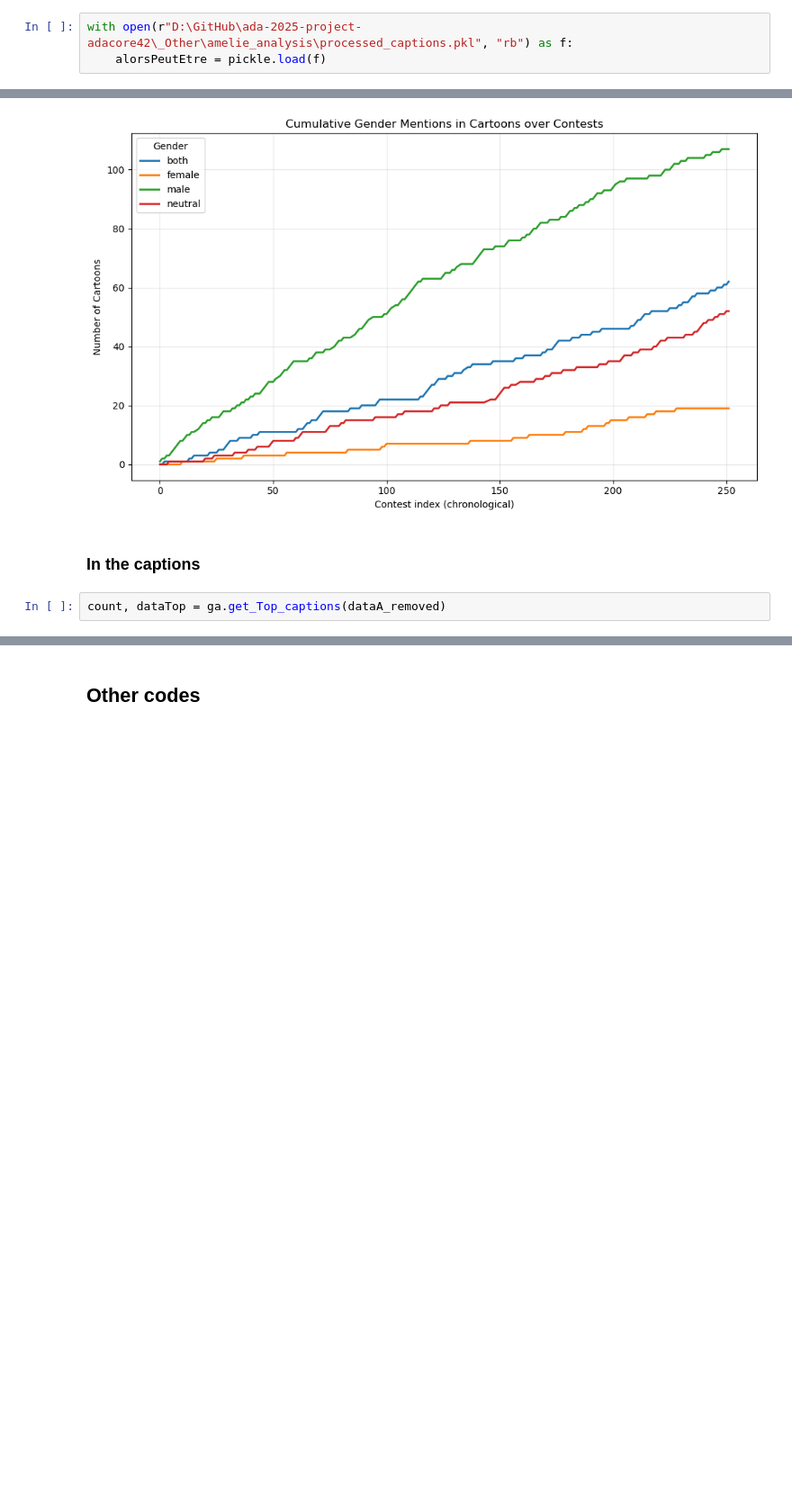
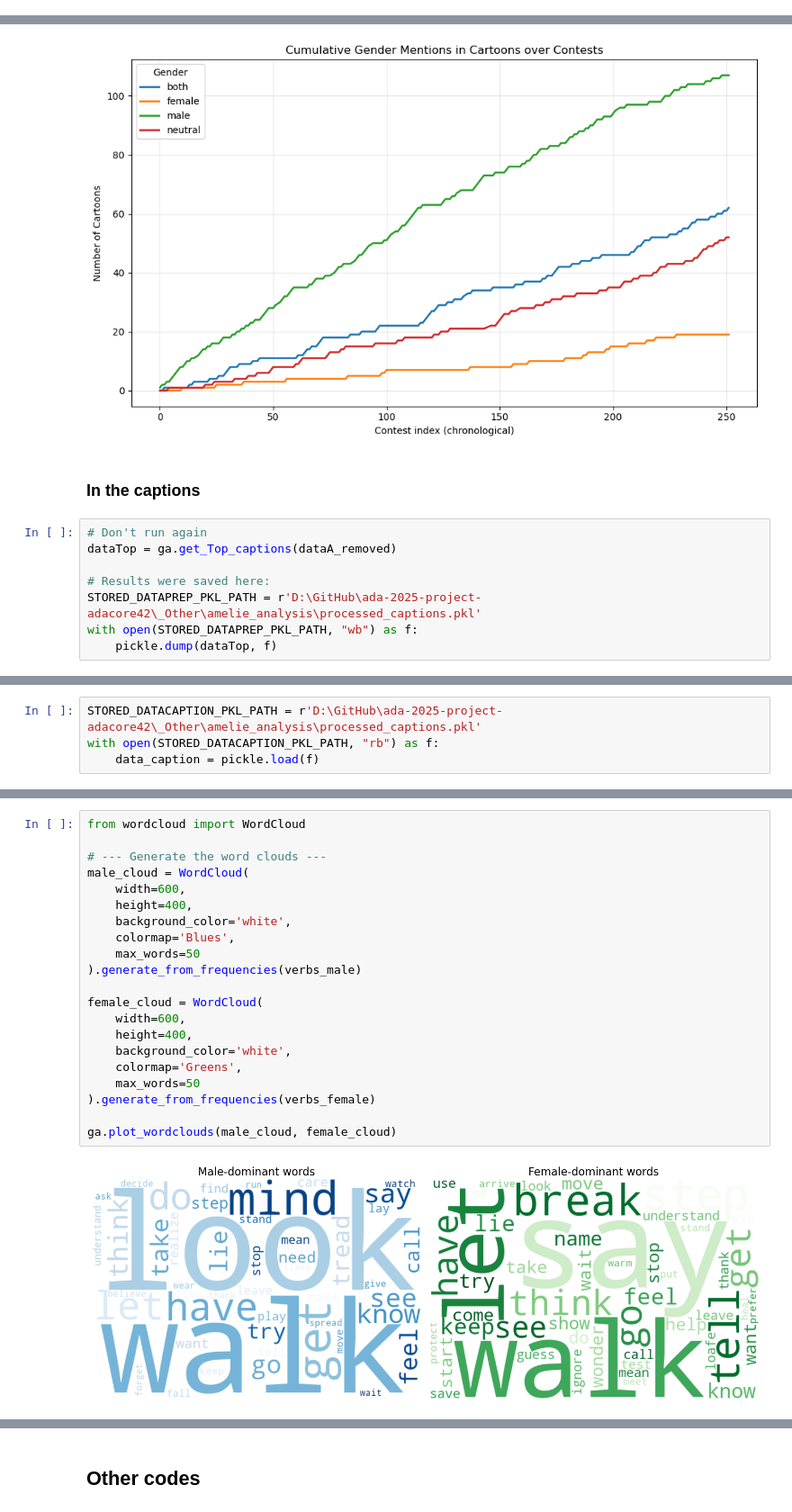
Before and after one commit to epfl-ada/ada-2025-project-adacore42, a Jupyter notebook: _Other/amelie_analysis/gender_rolesV2.ipynb, the cells around one changed output, grey strips where cells are left out. Shown at 90% size. Saved outputs shown, nothing was run; the diff lists cells and outputs as text; blank space fills up the shorter version.

Commit message:
update gender analysis

```diff
--- a/_Other/amelie_analysis/gender_rolesV2.ipynb
+++ b/_Other/amelie_analysis/gender_rolesV2.ipynb
@@ -99,6 +99,3 @@ from PIL import Image
 # text processing libraries
 import nltk
 import spacy
-# %%
-with open(r"D:\GitHub\ada-2025-project-adacore42\_Other\amelie_analysis\processed_captions.pkl", "rb") as f:
-    alorsPeutEtre = pickle.load(f)
@@ -206,4 +183,10 @@ ga.plot_cumulative_mentions(
 # %% [markdown]
 ### In the captions
 # %%
-count, dataTop = ga.get_Top_captions(dataA_removed)
+# Don't run again
+dataTop = ga.get_Top_captions(dataA_removed)
+
+# Results were saved here:
+STORED_DATAPREP_PKL_PATH = r'D:\GitHub\ada-2025-project-adacore42\_Other\amelie_analysis\processed_captions.pkl'
+with open(STORED_DATAPREP_PKL_PATH, "wb") as f:
+    pickle.dump(dataTop, f)
@@ -212 +193,5 @@ count, dataTop = ga.get_Top_captions(dataA_removed)
+# %%
+STORED_DATACAPTION_PKL_PATH = r'D:\GitHub\ada-2025-project-adacore42\_Other\amelie_analysis\processed_captions.pkl'
+with open(STORED_DATACAPTION_PKL_PATH, "rb") as f:
+    data_caption = pickle.load(f)
 # %%
@@ -250,0 +259,23 @@ nlp = spacy.load("en_core_web_sm")
+# %%
+from wordcloud import WordCloud
+
+# --- Generate the word clouds ---
+male_cloud = WordCloud(
+    width=600,
+    height=400,
+    background_color='white',
+    colormap='Blues',
+    max_words=50
+).generate_from_frequencies(verbs_male)
+
+female_cloud = WordCloud(
+    width=600,
+    height=400,
+    background_color='white',
+    colormap='Greens',
+    max_words=50
+).generate_from_frequencies(verbs_female)
+
+ga.plot_wordclouds(male_cloud, female_cloud)
+# %% [output]
+[figure, added]
```
Also changed, not shown: parts of 15 cells of this notebook, 1 other file.
